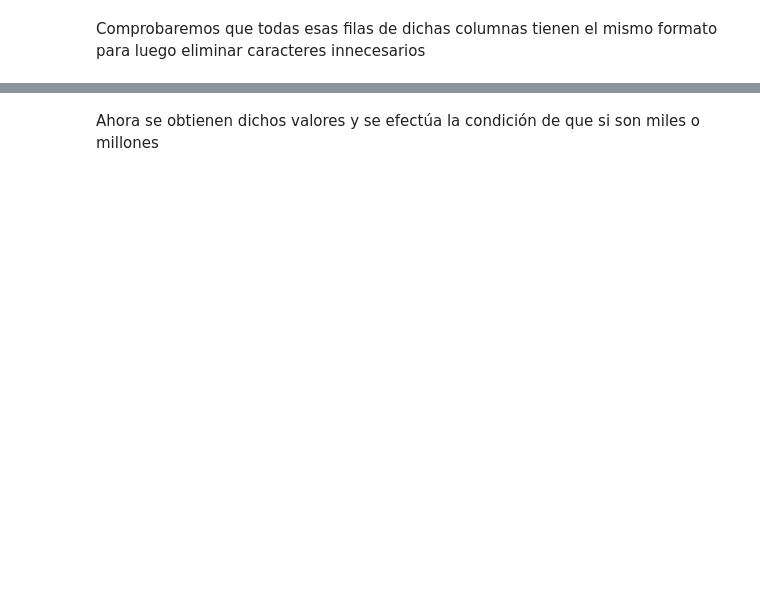
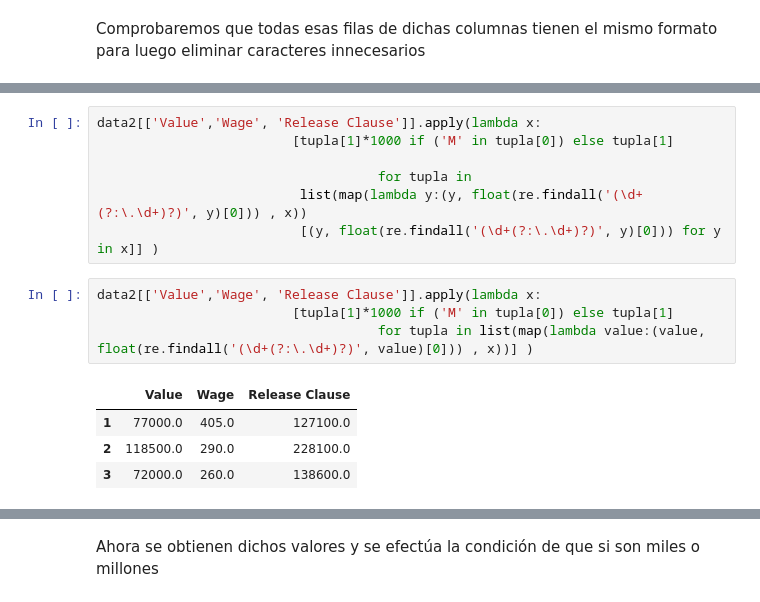
Before and after one commit to GAPPLabs/DataScienceProject, a Jupyter notebook: Proyecto.ipynb, the cells around one changed output, grey strips where cells are left out. Cells and saved outputs as stored; diff of their text form; blank space fills up the shorter version.

```diff
--- a/Proyecto.ipynb
+++ b/Proyecto.ipynb
@@ -386,0 +429,16 @@ True
+# %%
+data2[['Value','Wage', 'Release Clause']].apply(lambda x:
+                         [tupla[1]*1000 if ('M' in tupla[0]) else tupla[1]
+
+                                    for tupla in
+                          list(map(lambda y:(y, float(re.findall('(\d+(?:\.\d+)?)', y)[0])) , x))
+                          [(y, float(re.findall('(\d+(?:\.\d+)?)', y)[0])) for y in x]] )
+# %%
+data2[['Value','Wage', 'Release Clause']].apply(lambda x:
+                         [tupla[1]*1000 if ('M' in tupla[0]) else tupla[1]
+                                    for tupla in list(map(lambda value:(value, float(re.findall('(\d+(?:\.\d+)?)', value)[0])) , x))] )
+# %% [output]
+|  | Value | Wage | Release Clause |
+| 1 | 77000.0 | 405.0 | 127100.0 |
+| 2 | 118500.0 | 290.0 | 228100.0 |
+| 3 | 72000.0 | 260.0 | 138600.0 |
```
Also changed, not shown: parts of 18 cells of this notebook.
